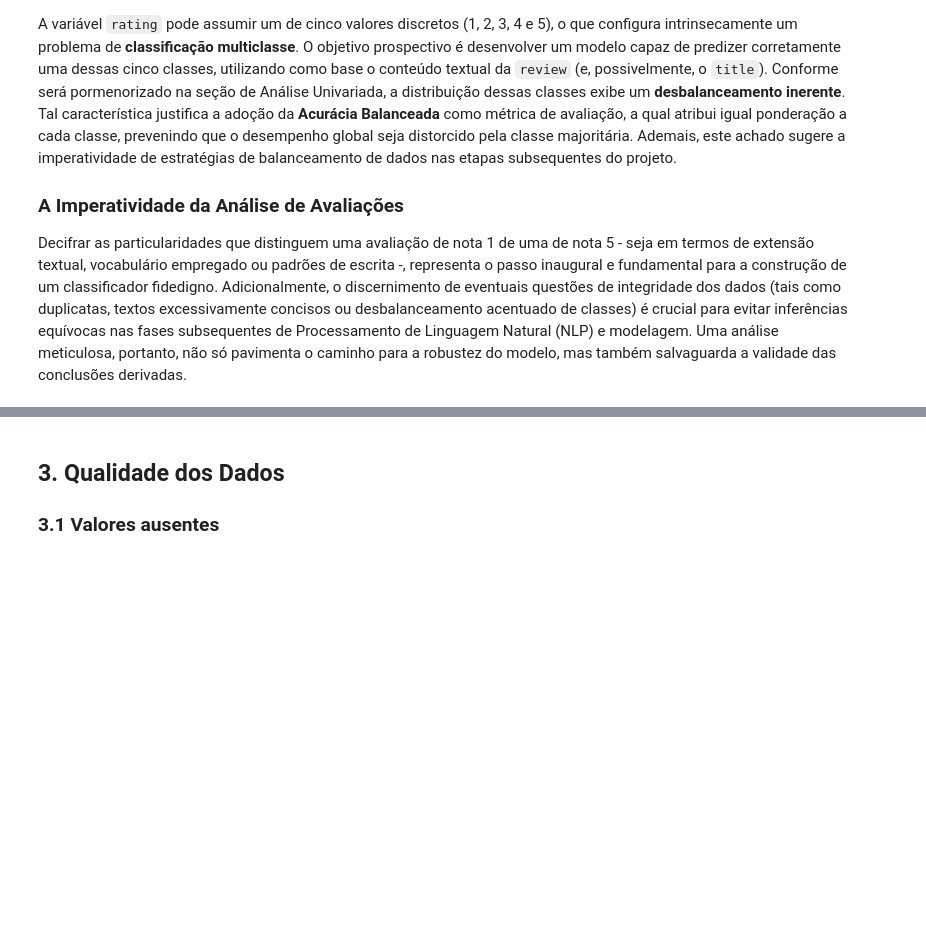
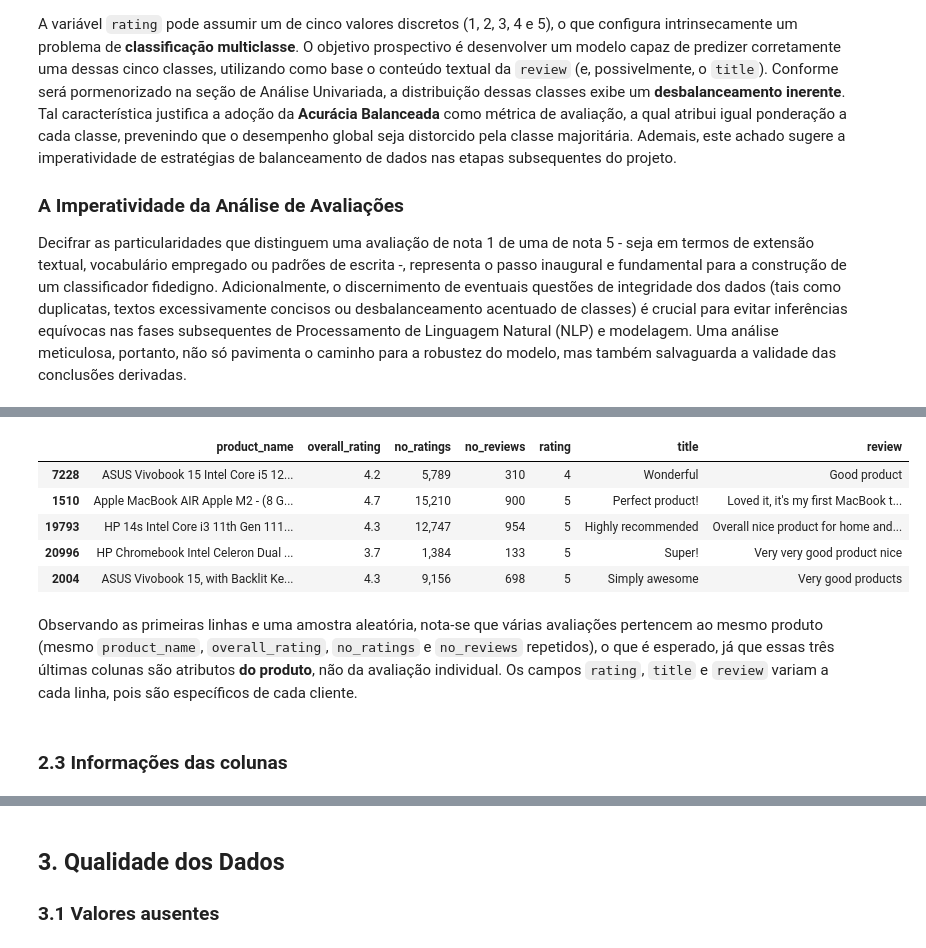
Before and after one commit to Saikonfate/TDE1-IA, a Jupyter notebook: EDA_Análise_de_Revisões_de_Compras.ipynb, the cells around one changed output, grey strips where cells are left out. Drawn from its saved outputs; the diff is of its cells as text; code cells hidden in the pictures; blank space fills up the shorter version.

```diff
--- a/EDA_Análise_de_Revisões_de_Compras.ipynb
+++ b/EDA_Análise_de_Revisões_de_Compras.ipynb
@@ -112,0 +144,17 @@ Decifrar as particularidades que distinguem uma avaliação de nota 1 de uma de
+# %%
+df.sample(5, random_state=RANDOM_STATE)
+# %% [output]
+|  | product_name | overall_rating | no_ratings | no_reviews | rating | title | review |
+| 7228 | ASUS Vivobook 15 Intel Core i5 12... | 4.2 | 5,789 | 310 | 4 | Wonderful | Good product |
+| 1510 | Apple MacBook AIR Apple M2 - (8 G... | 4.7 | 15,210 | 900 | 5 | Perfect product! | Loved it, it's my first MacBook t... |
+| 19793 | HP 14s Intel Core i3 11th Gen 111... | 4.3 | 12,747 | 954 | 5 | Highly recommended | Overall nice product for home and... |
+| 20996 | HP Chromebook Intel Celeron Dual ... | 3.7 | 1,384 | 133 | 5 | Super! | Very very good product nice |
+| 2004 | ASUS Vivobook 15, with Backlit Ke... | 4.3 | 9,156 | 698 | 5 | Simply awesome | Very good products |
+# %% [markdown]
+Observando as primeiras linhas e uma amostra aleatória, nota-se que várias
+avaliações pertencem ao mesmo produto (mesmo `product_name`, `overall_rating`, `no_ratings` e
+`no_reviews` repetidos), o que é esperado, já que essas três últimas colunas são atributos **do
+produto**, não da avaliação individual. Os campos `rating`, `title` e `review` variam a cada linha,
+pois são específicos de cada cliente.
+# %% [markdown]
+### 2.3 Informações das colunas
```
Also changed, not shown: parts of 22 cells of this notebook.
